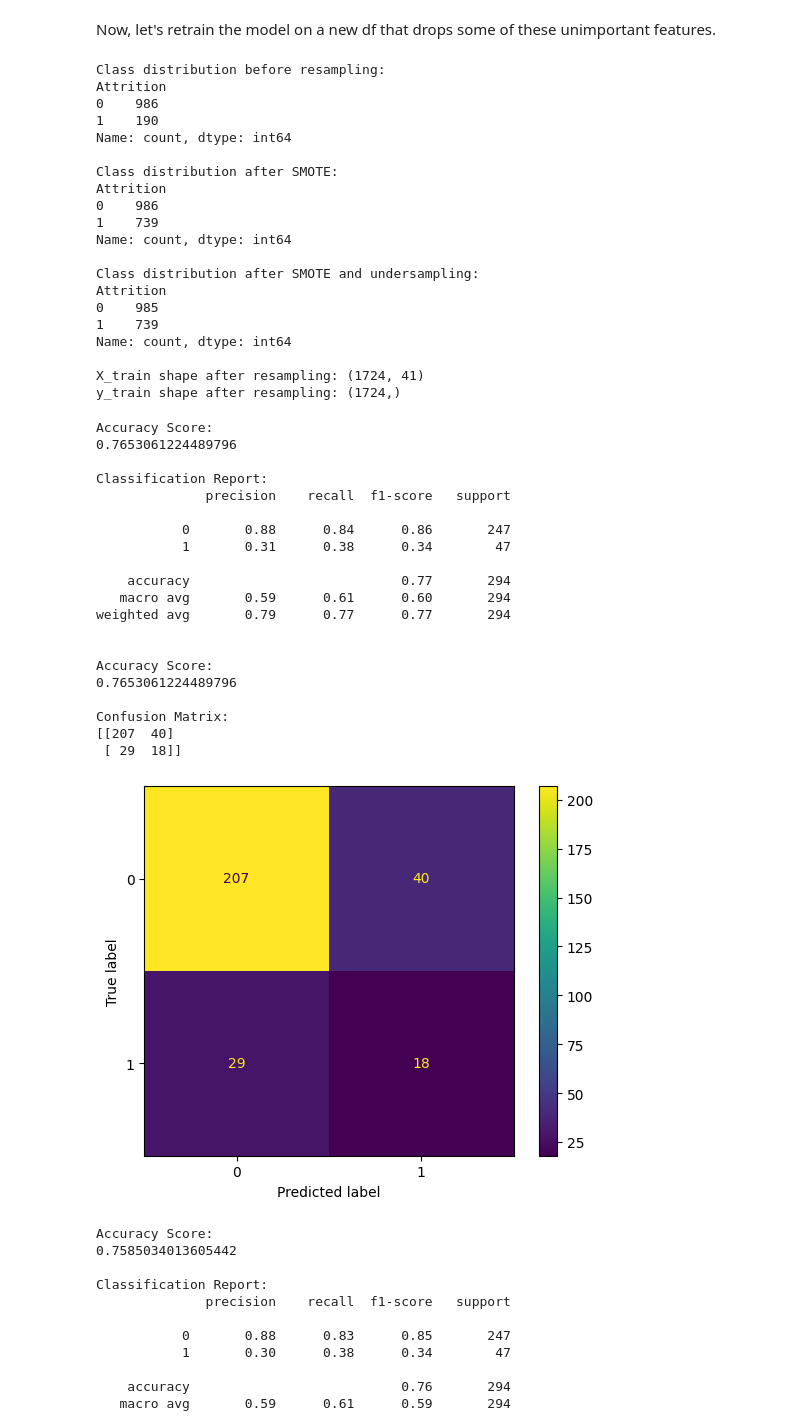
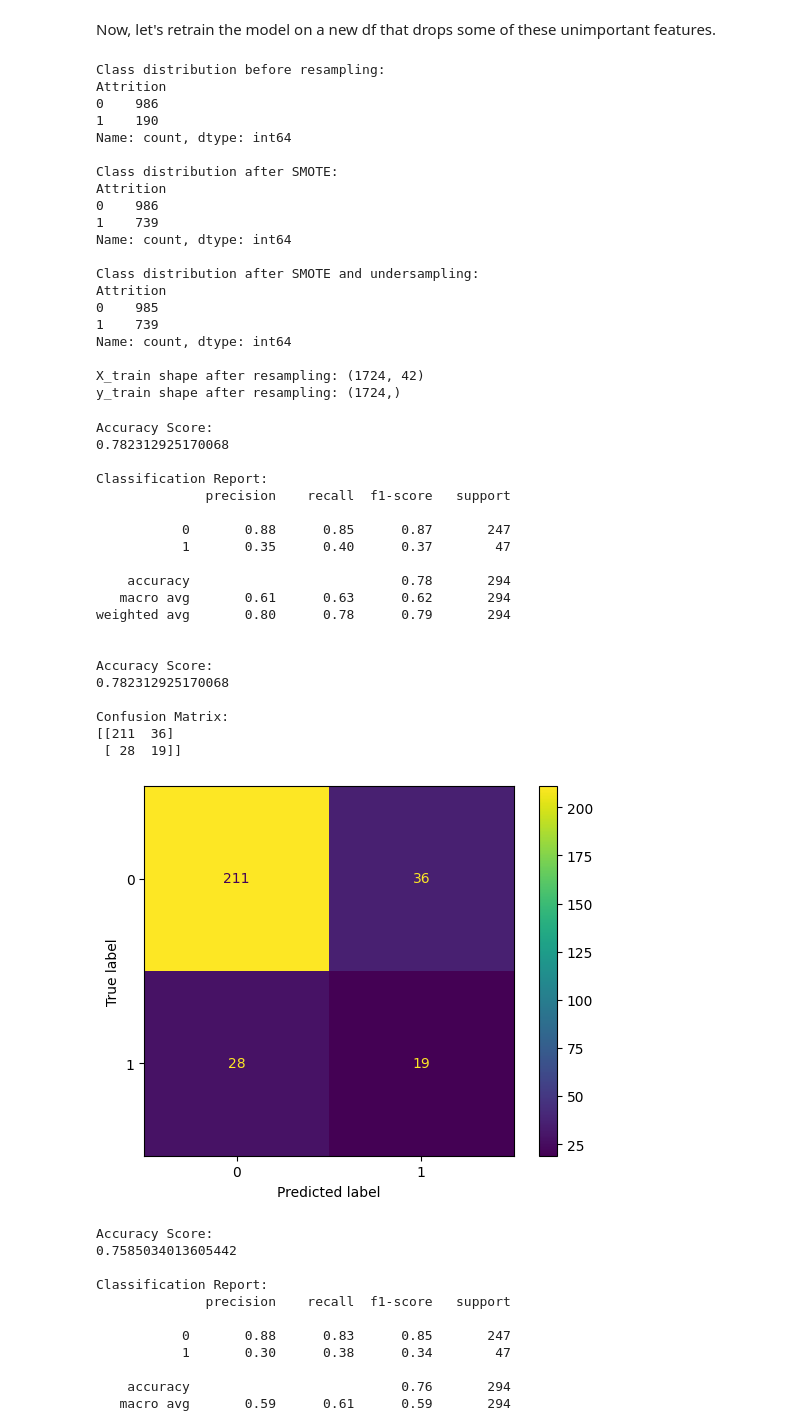
Before and after one commit to byrdwcrawford/HR_Analytics, a Jupyter notebook: HR_Model_Final.ipynb, the cells around one changed output. Saved outputs shown, nothing was run; the diff lists cells and outputs as text; code cells hidden in the pictures.

```diff
--- a/HR_Model_Final.ipynb
+++ b/HR_Model_Final.ipynb
@@ -848,34 +848,34 @@ df_fi = df_cleaned.drop(columns=[
 ])
 # %%
 # Seperate target and features
-X = df_fi.drop('Attrition', axis=1) # all columns except the target column our our independent variables
-y = df_fi['Attrition']
+X_fi = df_fi.drop('Attrition', axis=1) # all columns except the target column our our independent variables
+y_fi = df_fi['Attrition']
 
 # Split the data into train and test sets
-X_train_fi, X_test_fi, y_train_fi, y_test_fi = train_test_split(X, y, test_size=0.2, random_state=42, shuffle=True, stratify=y)
+X_train_fi, X_test_fi, y_train_fi, y_test_fi = train_test_split(X_fi, y_fi, test_size=0.2, random_state=42, shuffle=True, stratify=y)
 # %%
 # Initialize SMOTE and RandomUnderSampler
 smote = SMOTE(sampling_strategy=.75, random_state=42)  # Adjust sampling_strategy as needed
 under_sampler = RandomUnderSampler(sampling_strategy=.75, random_state=42, replacement=False)  # Adjust sampling_strategy as needed
 
 # Apply SMOTE to the training data
-X_train_smote, y_train_smote = smote.fit_resample(X_train_fi, y_train_fi)
+X_train_smote_fi, y_train_smote_fi = smote.fit_resample(X_train_fi, y_train_fi)
 
 # Apply RandomUnderSampler to the training data
-X_train_balanced, y_train_balanced = under_sampler.fit_resample(X_train_smote, y_train_smote)
+X_train_balanced_fi, y_train_balanced_fi = under_sampler.fit_resample(X_train_smote_fi, y_train_smote_fi)
 # Print the class distribution after resampling
 print("Class distribution before resampling:")
-print(y_train.value_counts())
+print(y_train_fi.value_counts())
 
 print("\nClass distribution after SMOTE:")
-print(y_train_smote.value_counts())
+print(y_train_smote_fi.value_counts())
 
 print("\nClass distribution after SMOTE and undersampling:")
-print(y_train_balanced.value_counts())
+print(y_train_balanced_fi.value_counts())
 
 # Print the shapes of the resulting DataFrames
-print(f"\nX_train shape after resampling: {X_train_balanced.shape}")
-print(f"y_train shape after resampling: {y_train_balanced.shape}")
+print(f"\nX_train shape after resampling: {X_train_balanced_fi.shape}")
+print(f"y_train shape after resampling: {y_train_balanced_fi.shape}")
 # %% [output]
 Class distribution before resampling:
 Attrition
@@ -895,53 +895,53 @@ Attrition
 1    739
 Name: count, dtype: int64
 
-X_train shape after resampling: (1724, 41)
+X_train shape after resampling: (1724, 42)
 y_train shape after resampling: (1724,)
 # %%
-clf_tree =DecisionTreeClassifier(random_state=42)
-clf_tree.fit(X_train_fi, y_train_fi)
+clf_tree_fi =DecisionTreeClassifier(random_state=42)
+clf_tree_fi.fit(X_train_fi, y_train_fi)
 
-y_pred = clf_tree.predict(X_test_fi)
+y_pred_fi = clf_tree_fi.predict(X_test_fi)
 
 
 # Evaluate the classifier
 print("\nAccuracy Score:")
-print(accuracy_score(y_test_fi, y_pred))
+print(accuracy_score(y_test_fi, y_pred_fi))
 print("\nClassification Report:")
-print(classification_report(y_test_fi, y_pred))
+print(classification_report(y_test_fi, y_pred_fi))
 
 print("\nAccuracy Score:")
-print(accuracy_score(y_test_fi, y_pred))
+print(accuracy_score(y_test_fi, y_pred_fi))
 
 print("\nConfusion Matrix:")
-cm = confusion_matrix(y_test_fi, y_pred)
-print(cm)
+cm_fi = confusion_matrix(y_test_fi, y_pred_fi)
+print(cm_fi)
 
 # Plot the confusion matrix
-ConfusionMatrixDisplay(confusion_matrix=cm, display_labels=clf_tree.classes_).plot()
+ConfusionMatrixDisplay(confusion_matrix=cm_fi, display_labels=clf_tree_fi.classes_).plot()
 plt.show()
 # %% [output]
 Accuracy Score:
-0.7653061224489796
+0.782312925170068
 
 Classification Report:
               precision    recall  f1-score   support
 
-           0       0.88      0.84      0.86       247
-           1       0.31      0.38      0.34        47
+           0       0.88      0.85      0.87       247
+           1       0.35      0.40      0.37        47
 
-    accuracy                           0.77       294
-   macro avg       0.59      0.61      0.60       294
-weighted avg       0.79      0.77      0.77       294
+    accuracy                           0.78       294
+   macro avg       0.61      0.63      0.62       294
+weighted avg       0.80      0.78      0.79       294
 
 
 Accuracy Score:
-0.7653061224489796
+0.782312925170068
 
 Confusion Matrix:
-[[207  40]
- [ 29  18]]
+[[211  36]
+ [ 28  19]]
-[figure, old version]
+[figure, new version]
 # %%
 clf_tree =DecisionTreeClassifier(random_state=42)
 clf_tree.fit(X_train, y_train)
```
Also changed, not shown: parts of 3 cells of this notebook.
